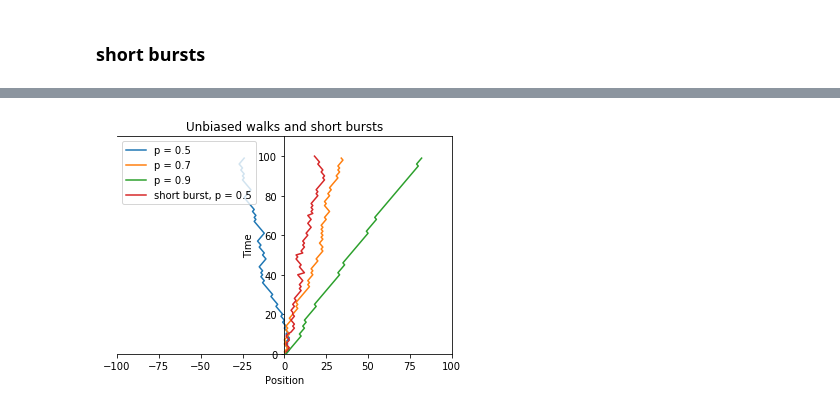
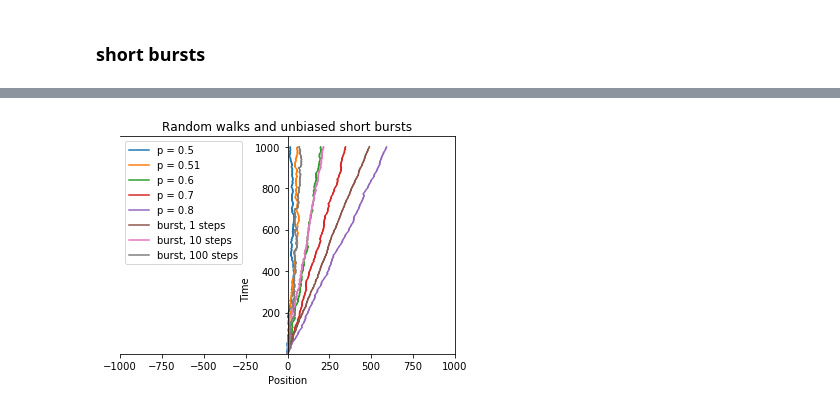
Before and after one commit to vrdi/shortbursts-gingles, a Jupyter notebook: short_bursts.ipynb, the cells around one changed output, grey strips where cells are left out. Saved outputs shown, nothing was run; the diff lists cells and outputs as text; code cells hidden in the pictures.

```diff
--- a/short_bursts.ipynb
+++ b/short_bursts.ipynb
@@ -81,9 +141,9 @@ total_length = m * num_bursts
 
 
 # probability of moving right
-probabilities = [.5]
+burst_probabilities = [.5]
 
-for k in probabilities:
+for k in burst_probabilities:
     t = 0
 
     burst_max = 0 # position, time
@@ -92,12 +152,11 @@ for k in probabilities:
 
     for j in range(num_bursts):
 
-        burst = []
+        burst = [(burst_max, t)]
         current = burst_max
         max_time = 0
 
         for i in range(m):
-            t+=1
             alpha = rand.random()
             if (alpha < k):
                 current += 1
@@ -105,13 +164,21 @@ for k in probabilities:
                 current -= 1
 
             random_walk.append((current, t))
+            burst.append((current, t))
 
             if (current > burst_max):
                 burst_max = max(burst_max, current)
                 max_time = t
+            t+=1
 
     x, y = zip(*random_walk)
-    plt.plot(x, y, label='p = {0}'.format(k))
+    #plt.plot(x, y, label='p = {0}'.format(k))
+    #dt=np.dtype('int, ')
+    lis = [list(elem) for elem in burst]
+    print(lis)
+    lc = mc.LineCollection(lis, linewidths=2)
+    #fig, ax = pl.subplots()
+    ax.add_collection(lc)
 
 ax = plt.gca()
 ax.spines['left'].set_position(('data',0))
@@ -127,70 +195,76 @@ plt.show()
 # %%
+"""Compare random walks to short bursts."""
+
 # initial position
 current = 0
 
 # burst params
-m = 10
-num_bursts = 10
-total_length = m * num_bursts
+m = [1, 10, 100]
+num_bursts = [1000, 100, 10]
+#total_length = m * num_bursts
+total_length = 1000
 
-unbiased_probabilities = [.5, .7, .9]
+walk_probabilities = [.5, .51, .6, .7, .8]
 
 # simple random walk
-for k in unbiased_probabilities:
+for k in walk_probabilities:
 
     random_walk = []
     current = 0
 
     for j in range(total_length):
         alpha = rand.random()
         if (alpha < k):
             current += 1
         else:
             current -= 1
 
         random_walk.append((current, j))
 
     x, y = zip(*random_walk)
     plt.plot(x, y, label='p = {0}'.format(k))
 
 # short burst
 # probability of moving right
 burst_probabilities = [.5]
 
-for k in burst_probabilities:
-    t = 0
+for r in range(len(num_bursts)):
+    for k in burst_probabilities:
+        t = 0
 
-    burst_max = 0
-    burst_maxes = []
-    random_walk = []
+        burst_max = 0
+        burst_maxes = []
+        random_walk = []
 
-    for j in range(num_bursts):
+        for j in range(num_bursts[r]):
 
-        burst = []
-        current = burst_max
+            burst = []
+            current = burst_max
 
-        for i in range(m):
-            t+=1
-            alpha = rand.random()
-            if (alpha < k):
-                current += 1
-            else:
-                current -= 1
+            for i in range(m[r]):
+                t+=1
+                alpha = rand.random()
+                if (alpha < k):
+                    current += 1
+                else:
+                    current -= 1
 
-            random_walk.append((current, t))
-            burst_max = max(burst_max, current)
+                random_walk.append((current, t))
+                burst_max = max(burst_max, current)
 
-    x, y = zip(*random_walk)
-    plt.plot(x, y, label='short burst, p = {0}'.format(k))
+        x, y = zip(*random_walk)
+        plt.plot(x, y, label='burst, {0} steps'.format(m[r], k))
 
 ax = plt.gca()
-ax.spines['left'].set_position(('data',0))
+ax.spines['left'].set_position(('data', 0))
 plt.xlim([-total_length, total_length])
-plt.ylim([0, total_length * 1.1])
+plt.ylim([1, total_length * 1.05])
 plt.legend(loc='upper left')
 plt.xlabel("Position")
-plt.ylabel("Time")
-plt.title("Unbiased walks and short bursts")
+plt.ylabel("Time").set_position(('data', .3))
+#plt.title("Random walks of length {0} and {1} short bursts of length {2}".format(total_length, num_bursts, m))
+plt.title("Random walks and unbiased short bursts")
+plt.savefig("Output/random_walks_bursts.png")
 plt.show()
 # %% [output]
-[figure, old version]
+[figure, new version]
```
Also changed, not shown: parts of 9 cells of this notebook.
